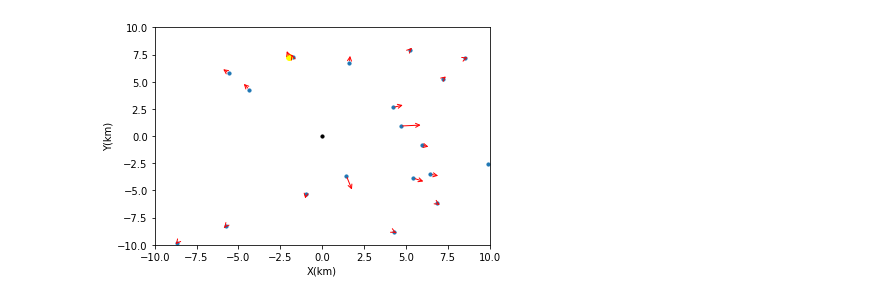
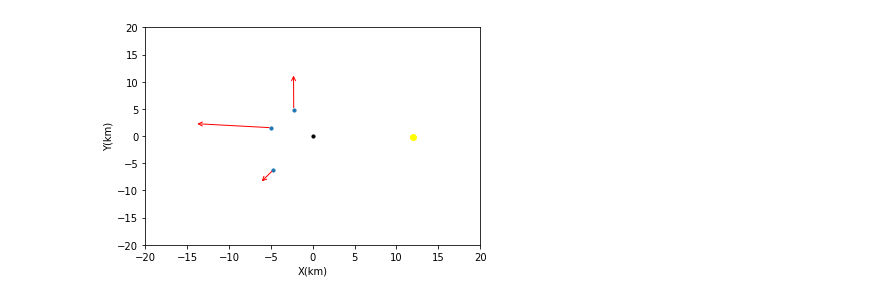
Before and after one commit to uafgeotools/vmod, a Jupyter notebook: mcmc2_mogi.ipynb, the cells around one changed output. Cells and saved outputs as stored; diff of their text form; code cells hidden in the pictures.

```diff
--- a/mcmc2_mogi.ipynb
+++ b/mcmc2_mogi.ipynb
@@ -10,16 +10,28 @@ import corner
 import matplotlib.pyplot as plt
 import pymc
 # %%
-#Number of stations
-n=20
+#Reference station index
+#Makushin
+#refidx=4
 
-#Reference station index
-refidx=0
+#Okmok
+refidx=1
 
 #Generating random x and y positions for the gps stations
-ran=np.random.uniform(-10*1e3, 10*1e3, size=(n,2))
-x=ran[:,0]
-y=ran[:,1]
+#ran=np.random.uniform(-10*1e3, 10*1e3, size=(n,2))
+#Makushin
+#x=[-61958.77076613814, -49301.01672239235, -51777.0034892224, -35640.97720852007, -36053.391886423095]
+#x=x-np.mean(x)
+#print(x)
+#y=[90345.09359133619, 90362.8632146412, 102089.25230327141, 97591.72582247354, 100865.20643234088]
+#y=y-np.mean(y)
+#print(y)
+
+#Okmok
+x=[-11045.287433254254, 5881.651982490754, -8345.827338154148, -10789.971108101283]
+x=x-np.mean(x)
+y=[47441.121814943406, 45711.77365380775, 50765.89521163939, 39682.73995438922]
+y=y-np.mean(y)
 
 #Function to generate a noisy yang model
 def yang_noisy_model(xcen,ycen,z0,dP,a,b,phi,dip):
@@ -35,28 +47,58 @@ def yang_noisy_model(xcen,ycen,z0,dP,a,b,phi,dip):
 
     return ux,uy,uz
 
+#Makushin
 #Get noisy displacements on the gps stations due to the Yang model
-ux,uy,uz=yang_noisy_model(0,0,3e3,5e8,1e3,5e2,60,30)
+#ux=[-5.954,-3.8092,0.8392,-3.3574,-3.2916]
+#ux=np.array(ux)/1000
+#uy=[-3.6423,-4.385,0.7758,-1.2003,-0.7533]
+#uy=np.array(uy)/1000
+#uz=[7.6583,8.1346,7.8789,4.3791,5.3724]
+#ux,uy,uz=yang_noisy_model(0,0,3e3,5e8,1e3,5e2,60,30)
+#uz=np.array(uz)/1000
+
+#Okmok
+#ux=[-17.262571072788894, 0.4094056737991875, -0.3045515895501605, -1.241065477874462]
+#ux=[-17.89085928298953, 0.3847686171658675, -0.24499000078109606, -1.3608901083925842]
+#ux=[-12.13472,0,-1.65196,0]
+ux=[-9.06611,0,-0.02376,-1.55113]
+ux=np.array(ux)/100
+#uy=[-0.7299148029496431, -1.9743634646765105, 11.801463782734485, -5.117206974270814]
+#uy=[-0.3302984527024676, -1.8163848084088023, 12.705278235672136, -4.758886900946369]
+#uy=[0.90093,0,10.06750,0]
+uy=[0.74772,0,6.64302,-2.37102]
+uy=np.array(uy)/100
+#uz=[20.38637344845071, -1.241475315667577, 14.686097590317281, 0.2064070409583689]
+#uz=[20.64072871838956, -0.522671924819897, 14.713492519216675, 0.17289147679317232]
+#uz=[0,0,0,0]
+uz=[9.44397,0,7.73218,1.05368]
+uz=np.array(uz)/100
+#ux,uy,uz=yang_noisy_model(0,0,3e3,5e8,1e3,5e2,60,30)
 
 #Creating the Data object for the observations
-obs=Data()
+obs=Data('gps')
 obs.add_locs(x,y)
 obs.add_disp(ux,uy,uz)
 obs.set_refidx(refidx)
 
 #Input data for the inversion (deformation reduced with respect to the reference station)
-data=obs.get_reduced_obs()
+data=obs.get_obs()
+wts=np.ones(data.shape)
+#wts[8:12]=0
+print(data)
+iux,iuy,iuz=obs.get_reduced_obs()
 
 #Plot of the gps vectors
 plt.figure()
 plt.scatter(x/1e3,y/1e3,s=10)
-plt.scatter(x[0]/1e3,y[0]/1e3,c='yellow')
+plt.scatter(x[refidx]/1e3,y[refidx]/1e3,c='yellow')
 plt.scatter(0,0,s=10,c='black')
-scale=3
+scale=100
 for i in range(len(x)):
-    plt.annotate("", xy=(x[i]/1e3+ux[i]*scale, y[i]/1e3+uy[i]*scale), xytext=(x[i]/1e3, y[i]/1e3),arrowprops=dict(arrowstyle="->",color="red"))
-plt.ylim(-10,10)
-plt.xlim(-10,10)
+    print(x[i],y[i],ux[i],uy[i])
+    plt.annotate("", xy=(x[i]/1e3+iux[i]*scale, y[i]/1e3+iuy[i]*scale), xytext=(x[i]/1e3, y[i]/1e3),arrowprops=dict(arrowstyle="->",color="red"))
+plt.ylim(-20,20)
+plt.xlim(-20,20)
 plt.ylabel('Y(km)')
 plt.xlabel('X(km)')
 
@@ -65,3 +114,3 @@ plt.show()
-[figure, old version]
+[figure, new version]
 # %%
 #Creating the Data object for the postions of the stations on every model
```
Also changed, not shown: parts of 6 cells of this notebook.
